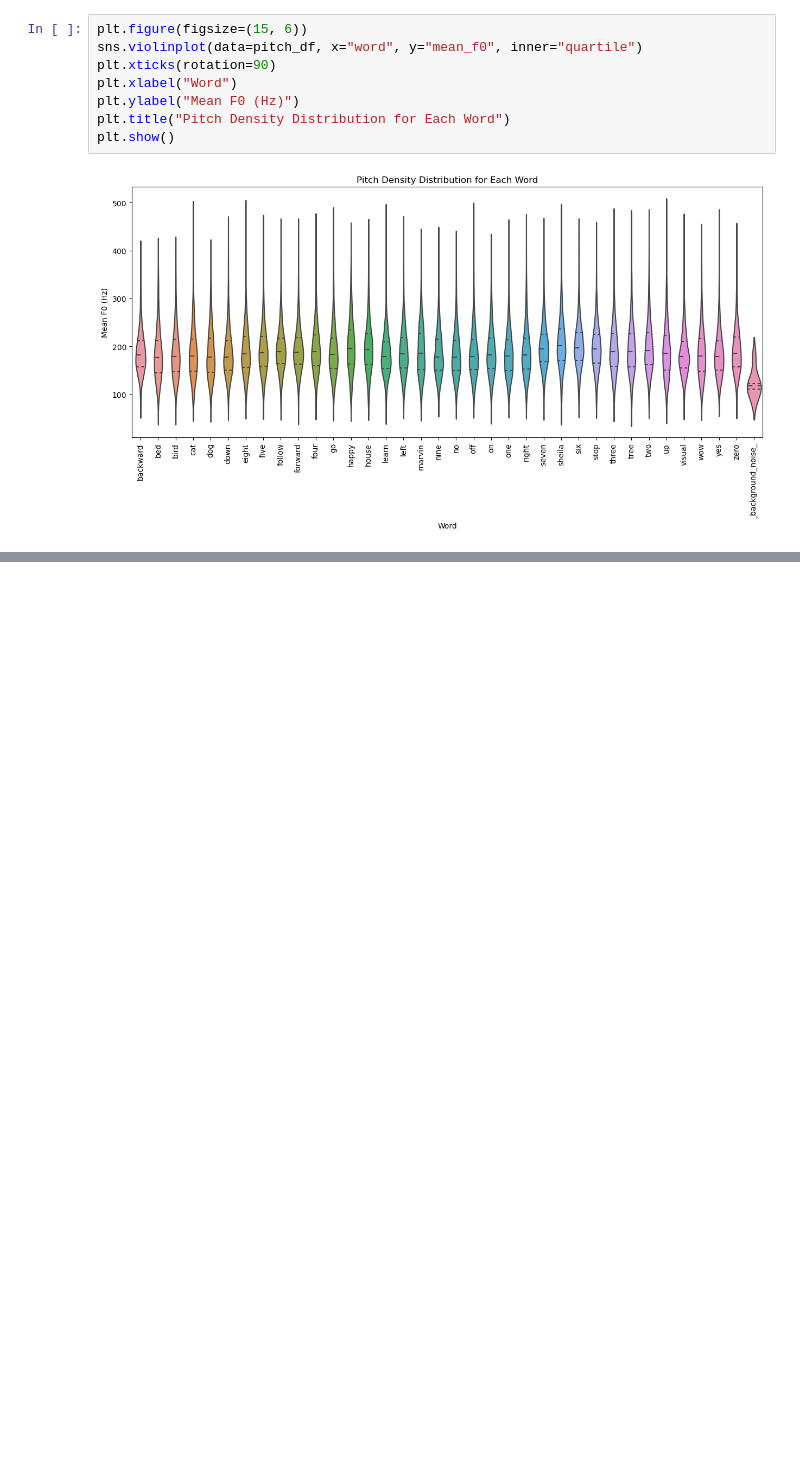
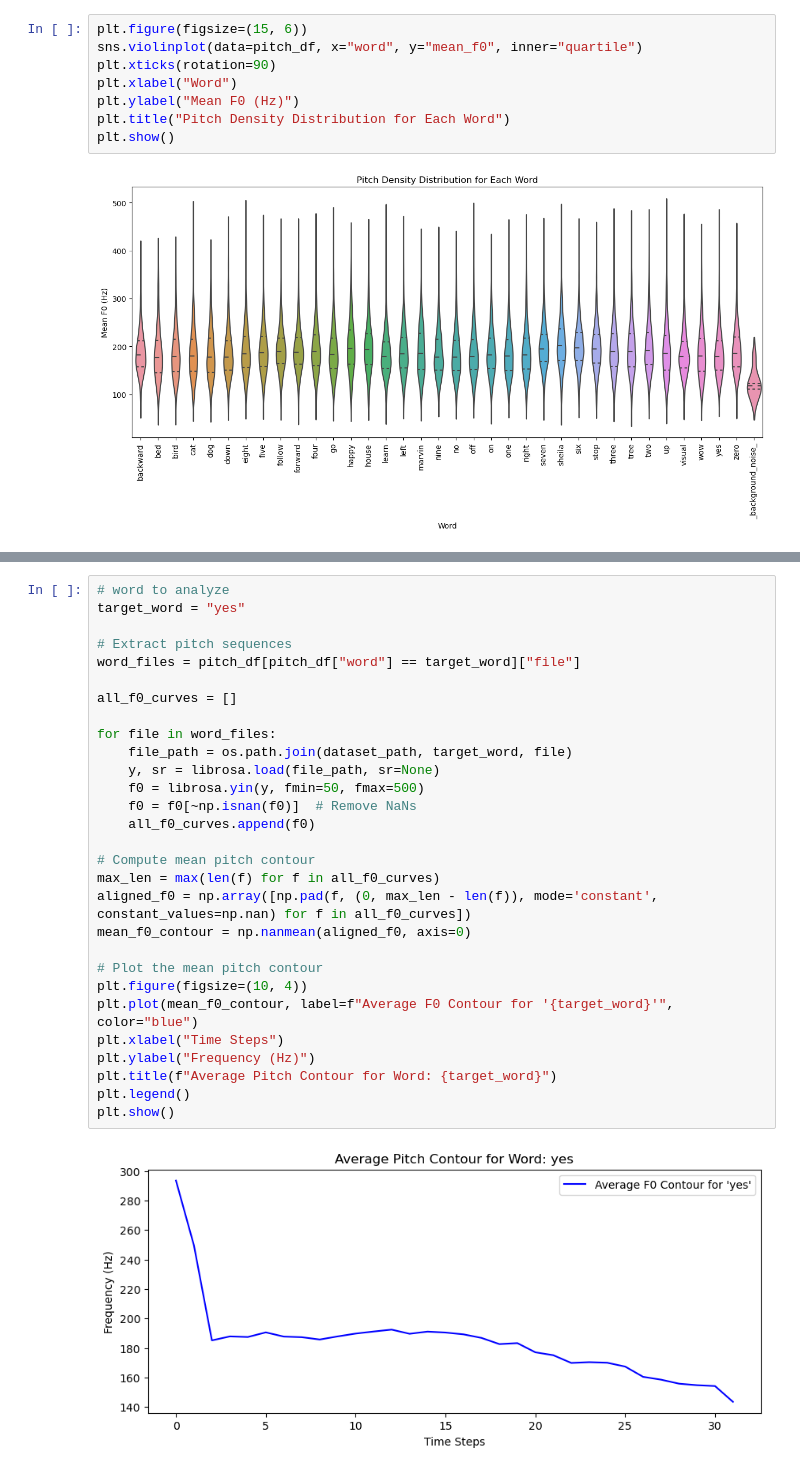
Before and after one commit to twitte01/288R_Capstone, a Jupyter notebook: Capstone_audio.ipynb, the cells around one changed output, grey strips where cells are left out. Drawn from its saved outputs; the diff is of its cells as text; blank space fills up the shorter version.

```diff
--- a/Capstone_audio.ipynb
+++ b/Capstone_audio.ipynb
@@ -388,0 +464,31 @@ plt.show()
+# %%
+# word to analyze
+target_word = "yes"
+
+# Extract pitch sequences
+word_files = pitch_df[pitch_df["word"] == target_word]["file"]
+
+all_f0_curves = []
+
+for file in word_files:
+    file_path = os.path.join(dataset_path, target_word, file)
+    y, sr = librosa.load(file_path, sr=None)
+    f0 = librosa.yin(y, fmin=50, fmax=500)
+    f0 = f0[~np.isnan(f0)]  # Remove NaNs
+    all_f0_curves.append(f0)
+
+# Compute mean pitch contour
+max_len = max(len(f) for f in all_f0_curves)
+aligned_f0 = np.array([np.pad(f, (0, max_len - len(f)), mode='constant', constant_values=np.nan) for f in all_f0_curves])
+mean_f0_contour = np.nanmean(aligned_f0, axis=0)
+
+# Plot the mean pitch contour
+plt.figure(figsize=(10, 4))
+plt.plot(mean_f0_contour, label=f"Average F0 Contour for '{target_word}'", color="blue")
+plt.xlabel("Time Steps")
+plt.ylabel("Frequency (Hz)")
+plt.title(f"Average Pitch Contour for Word: {target_word}")
+plt.legend()
+plt.show()
+# %% [output]
+[figure, added]
```
Also changed, not shown: parts of 13 cells of this notebook.
